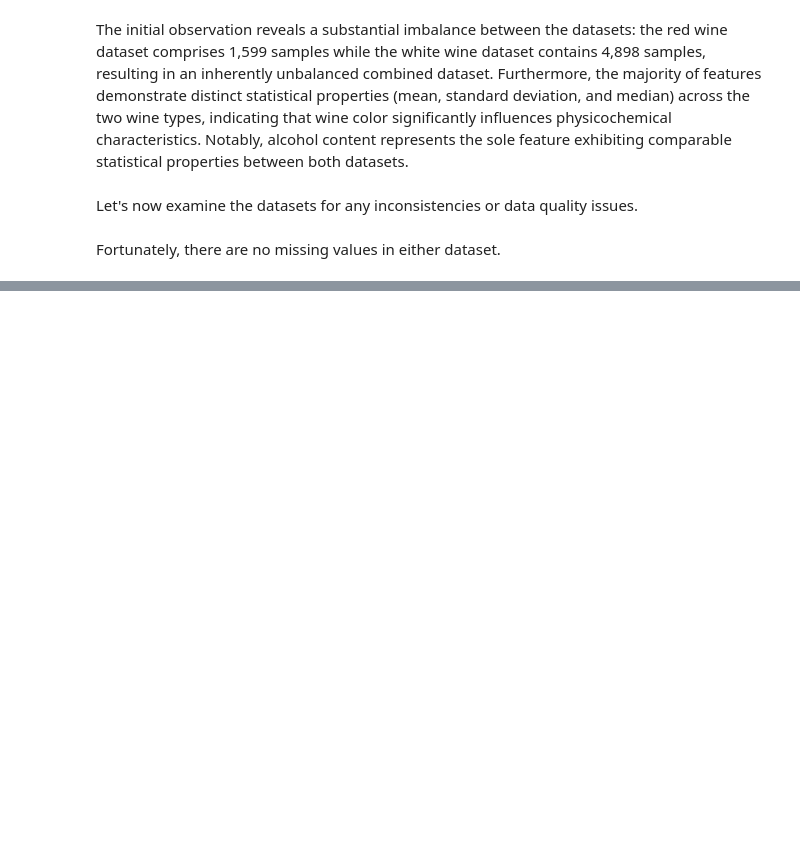
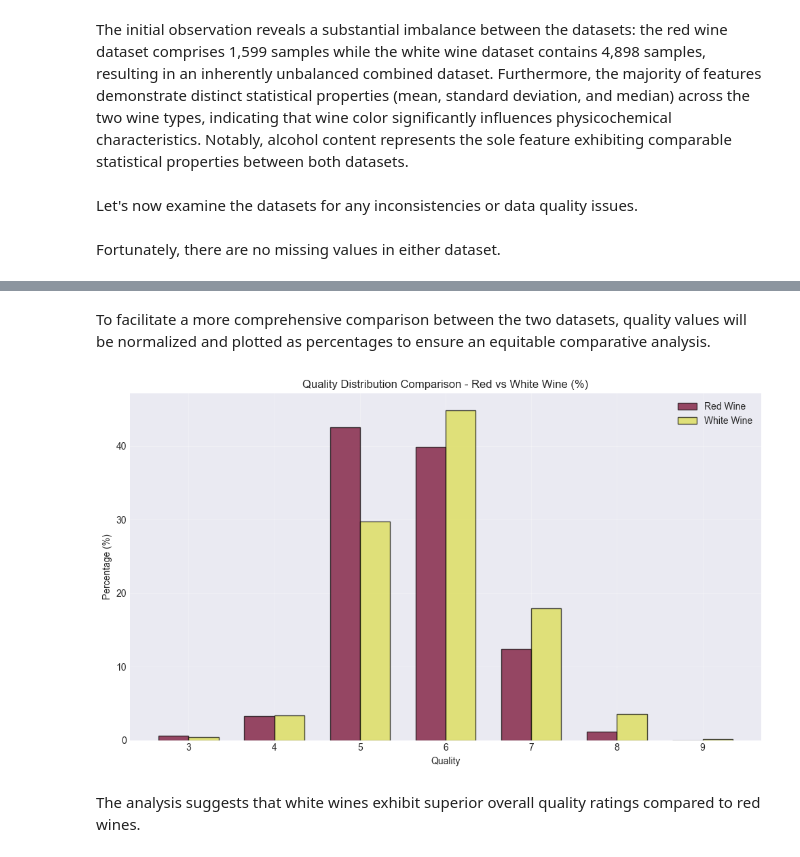
Before and after one commit to PrismaKisar/SVM-Logistic-Regression-for-Wine-Quality-Prediction, a Jupyter notebook: notebooks/data_exploration.ipynb, the cells around one changed output, grey strips where cells are left out. Saved outputs shown, nothing was run; the diff lists cells and outputs as text; code cells hidden in the pictures; blank space fills up the shorter version.

```diff
--- a/notebooks/data_exploration.ipynb
+++ b/notebooks/data_exploration.ipynb
@@ -44,0 +67,32 @@ Fortunately, there are no missing values in either dataset.
+# %% [markdown]
+To facilitate a more comprehensive comparison between the two datasets, quality values will be normalized and plotted as percentages to ensure an equitable comparative analysis.
+# %%
+red_quality_counts = red_wine['quality'].value_counts(normalize=True).sort_index() * 100
+white_quality_counts = white_wine['quality'].value_counts(normalize=True).sort_index() * 100
+
+all_quality_levels = sorted(set(red_quality_counts.index) | set(white_quality_counts.index))
+
+red_quality_aligned = red_quality_counts.reindex(all_quality_levels, fill_value=0)
+white_quality_aligned = white_quality_counts.reindex(all_quality_levels, fill_value=0)
+
+fig, ax = plt.subplots(figsize=(10, 6))
+
+width = 0.35
+x = all_quality_levels
+
+bars1 = ax.bar([i - width/2 for i in x], red_quality_aligned.values, width,label='Red Wine', color=COLOR_RED, alpha=0.7, edgecolor='black')
+bars2 = ax.bar([i + width/2 for i in x], white_quality_aligned.values, width,label='White Wine', color=COLOR_WHITE, alpha=0.7, edgecolor='black')
+
+ax.set_title('Quality Distribution Comparison - Red vs White Wine (%)')
+ax.set_xlabel('Quality')
+ax.set_ylabel('Percentage (%)')
+ax.legend()
+ax.grid(True, alpha=0.3)
+ax.set_xticks(x)
+
+plt.tight_layout()
+plt.show()
+# %% [output]
+[figure, added]
+# %% [markdown]
+The analysis suggests that white wines exhibit superior overall quality ratings compared to red wines.
```
Also changed, not shown: parts of 2 cells of this notebook.
